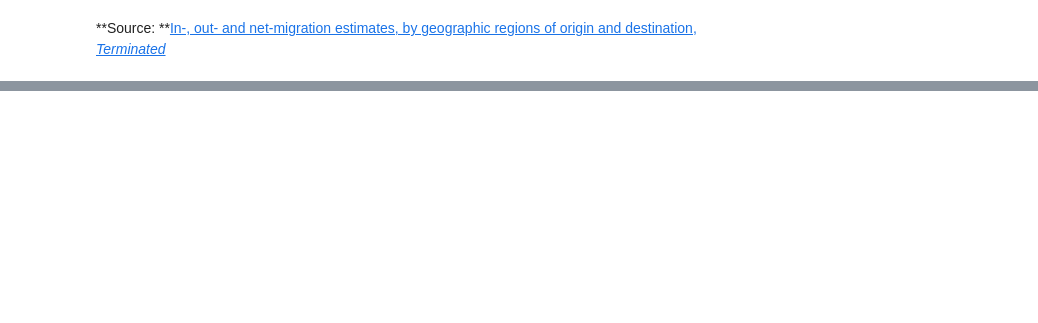
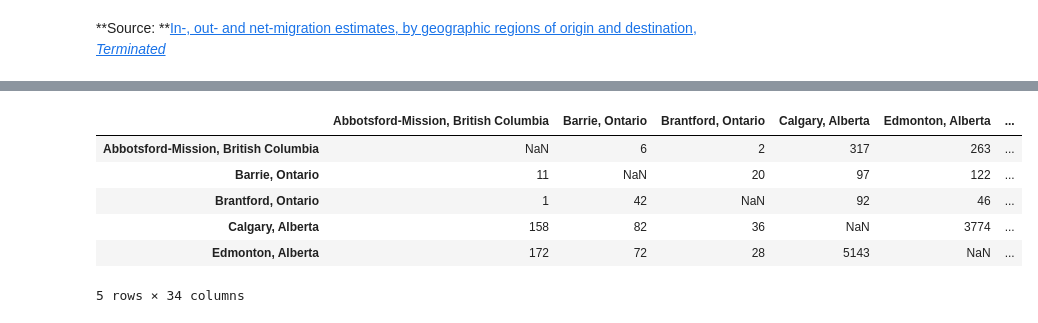
Before and after one commit to CitizensCode/PopulationFlow, a Jupyter notebook: PopulationFlow.ipynb, the cells around one changed output, grey strips where cells are left out. Saved outputs shown, nothing was run; the diff lists cells and outputs as text; code cells hidden in the pictures; blank space fills up the shorter version.

```diff
--- a/PopulationFlow.ipynb
+++ b/PopulationFlow.ipynb
@@ -75,0 +106,13 @@ flowData2011_cma
+# %%
+from pandas.compat import u
+outMigPiv.index = outMigPiv.index.map(u)
+outMigPiv.columns = outMigPiv.columns.map(u)
+outMigPiv.head()
+# %% [output]
+|  | Abbotsford-Mission, British Columbia | Barrie, Ontario | Brantford, Ontario | Calgary, Alberta | Edmonton, Alberta | ... |
+| Abbotsford-Mission, British Columbia | NaN | 6 | 2 | 317 | 263 | ... |
+| Barrie, Ontario | 11 | NaN | 20 | 97 | 122 | ... |
+| Brantford, Ontario | 1 | 42 | NaN | 92 | 46 | ... |
+| Calgary, Alberta | 158 | 82 | 36 | NaN | 3774 | ... |
+| Edmonton, Alberta | 172 | 72 | 28 | 5143 | NaN | ... |
+5 rows × 34 columns
```
Also changed, not shown: parts of 9 cells of this notebook, 1 other file.
